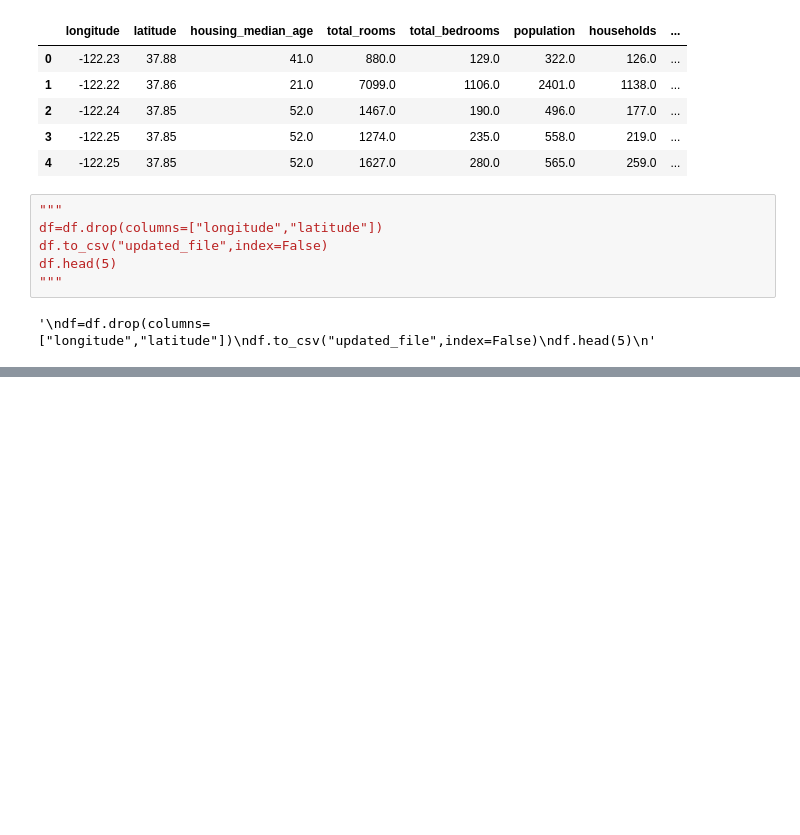
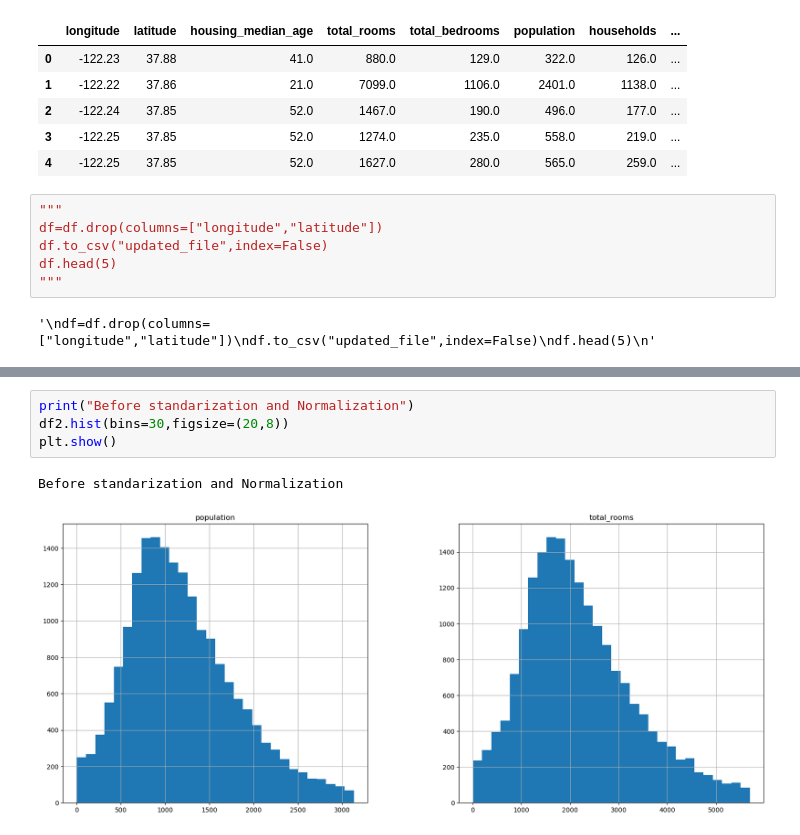
Before and after one commit to bishal-777/Sem-3, a Jupyter notebook: data_science/lab_5and6/assignment.ipynb, the cells around one changed output, grey strips where cells are left out. Saved outputs shown, nothing was run; the diff lists cells and outputs as text; blank space fills up the shorter version.

```diff
--- a/data_science/lab_5and6/assignment.ipynb
+++ b/data_science/lab_5and6/assignment.ipynb
@@ -221,0 +222,7 @@ plt.show()
+# %%
+print("Before standarization and Normalization")
+df2.hist(bins=30,figsize=(20,8))
+plt.show()
+# %% [output]
+Before standarization and Normalization
+[figure, added]
```
Also changed, not shown: parts of 13 cells of this notebook, 2 other files.
